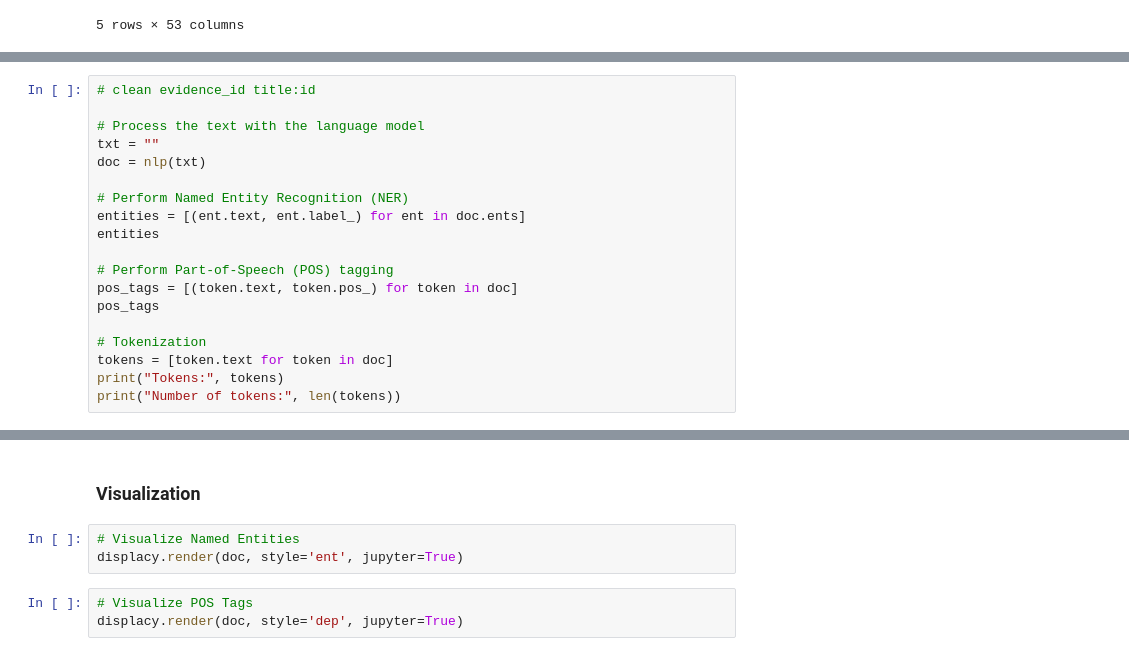
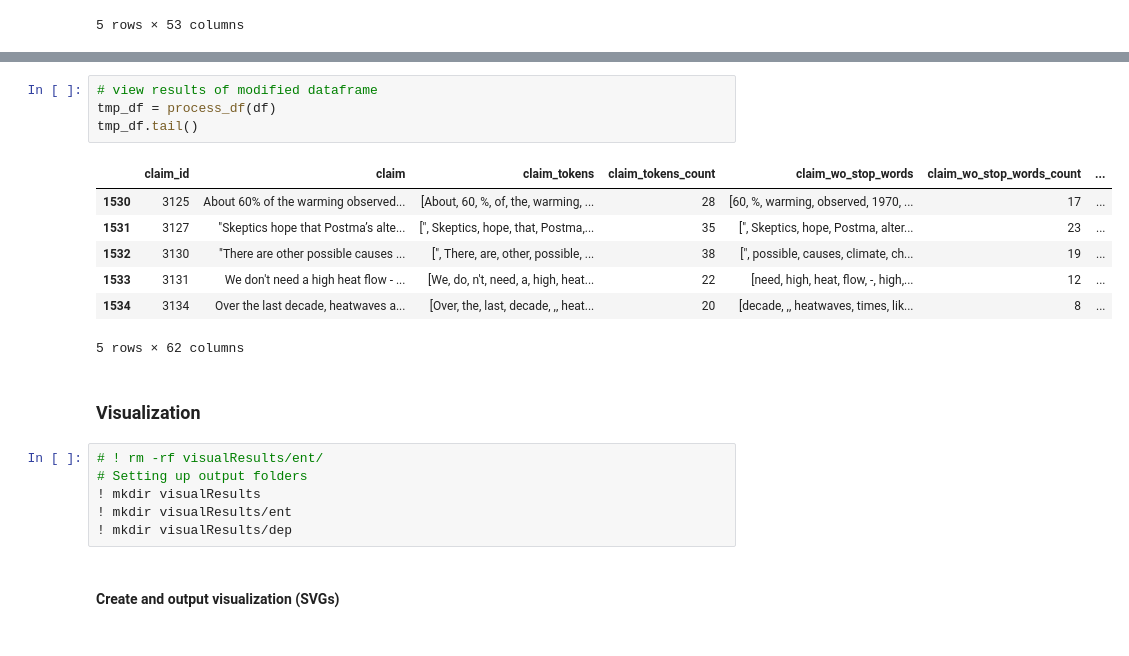
Before and after one commit to samancha/nlp-master, a Jupyter notebook: mod2/NLP_mod2_assignment.ipynb, the cells around one changed output, grey strips where cells are left out. Drawn from its saved outputs; the diff is of its cells as text.

```diff
--- a/mod2/NLP_mod2_assignment.ipynb
+++ b/mod2/NLP_mod2_assignment.ipynb
@@ -31,19 +39,0 @@ df.head()
-# %%
-# clean evidence_id title:id
-
-# Process the text with the language model
-txt = ""
-doc = nlp(txt)
-
-# Perform Named Entity Recognition (NER)
-entities = [(ent.text, ent.label_) for ent in doc.ents]
-entities
-
-# Perform Part-of-Speech (POS) tagging
-pos_tags = [(token.text, token.pos_) for token in doc]
-pos_tags
-
-# Tokenization
-tokens = [token.text for token in doc]
-print("Tokens:", tokens)
-print("Number of tokens:", len(tokens))
@@ -50,8 +105,22 @@ print("Number of tokens:", len(tokens))
+# %%
+# view results of modified dataframe
+tmp_df = process_df(df)
+tmp_df.tail()
+# %% [output]
+|  | claim_id | claim | claim_tokens | claim_tokens_count | claim_wo_stop_words | claim_wo_stop_words_count | ... |
+| 1530 | 3125 | About 60% of the warming observed... | [About, 60, %, of, the, warming, ... | 28 | [60, %, warming, observed, 1970, ... | 17 | ... |
+| 1531 | 3127 | "Skeptics hope that Postma’s alte... | [", Skeptics, hope, that, Postma,... | 35 | [", Skeptics, hope, Postma, alter... | 23 | ... |
+| 1532 | 3130 | "There are other possible causes ... | [", There, are, other, possible, ... | 38 | [", possible, causes, climate, ch... | 19 | ... |
+| 1533 | 3131 | We don't need a high heat flow - ... | [We, do, n't, need, a, high, heat... | 22 | [need, high, heat, flow, -, high,... | 12 | ... |
+| 1534 | 3134 | Over the last decade, heatwaves a... | [Over, the, last, decade, ,, heat... | 20 | [decade, ,, heatwaves, times, lik... | 8 | ... |
+5 rows × 62 columns
 # %% [markdown]
 ### Visualization
-# %%
-# Visualize Named Entities
-displacy.render(doc, style='ent', jupyter=True)
-# %%
-# Visualize POS Tags
-displacy.render(doc, style='dep', jupyter=True)
+# %%
+# ! rm -rf visualResults/ent/
+# Setting up output folders
+! mkdir visualResults
+! mkdir visualResults/ent
+! mkdir visualResults/dep
+# %% [markdown]
+#### Create and output visualization (SVGs)
```
Also changed, not shown: parts of 9 cells of this notebook.
